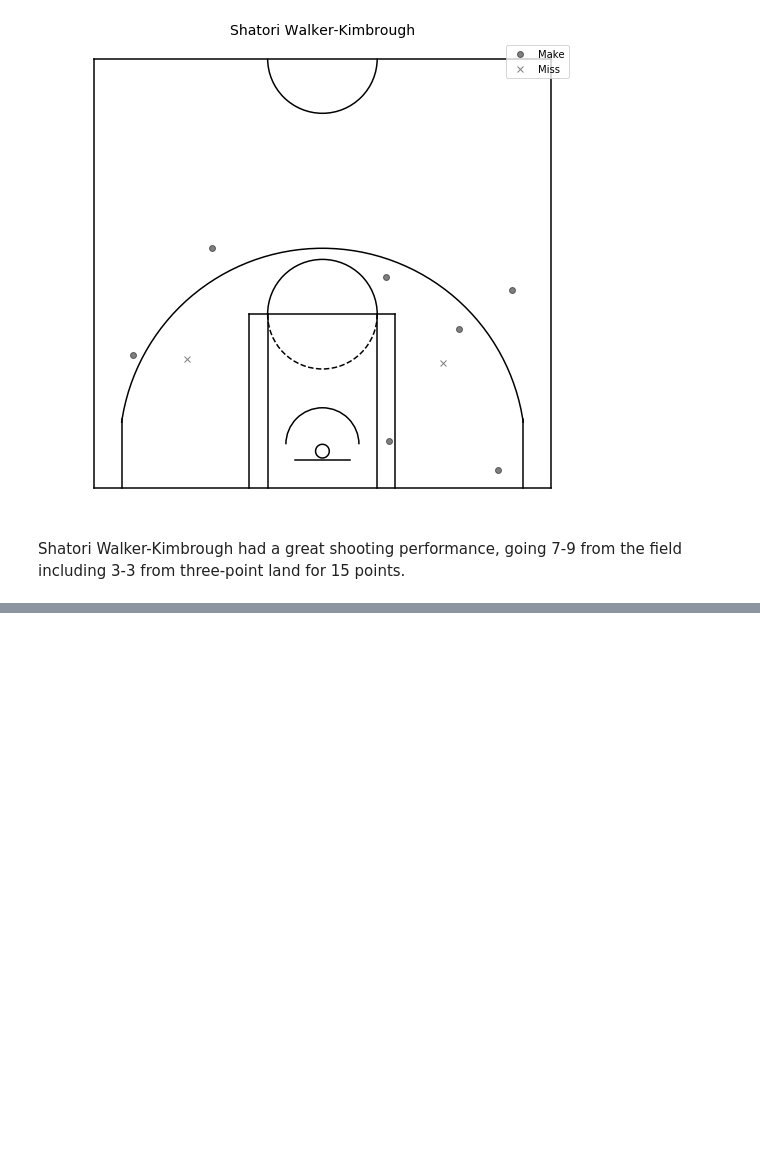
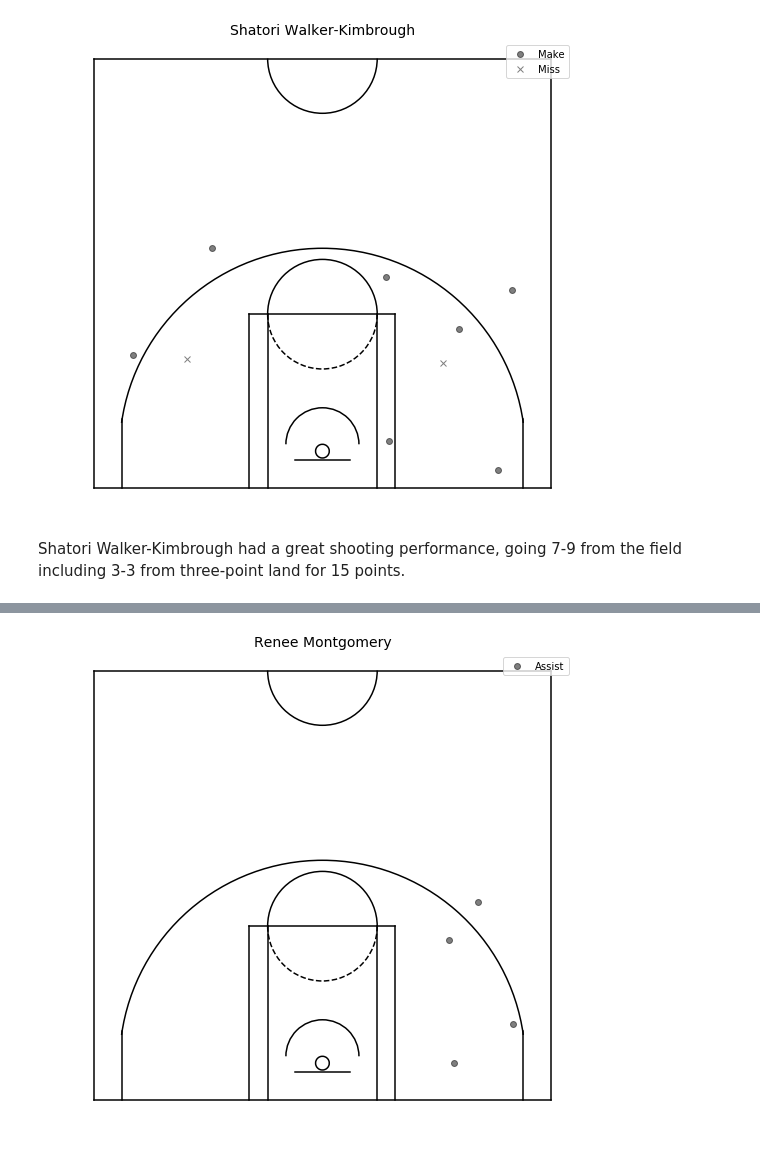
Before and after one commit to basketballrelativity/location_data, a Jupyter notebook: wnba_location_charts.ipynb, the cells around one changed output, grey strips where cells are left out. Cells and saved outputs as stored; diff of their text form; code cells hidden in the pictures; blank space fills up the shorter version.

```diff
--- a/wnba_location_charts.ipynb
+++ b/wnba_location_charts.ipynb
@@ -178,0 +247,4 @@ Shatori Walker-Kimbrough had a great shooting performance, going 7-9 from the fi
+# %%
+plot_ast(shot_df, 'player', 201904)
+# %% [output]
+[figure, added]
```
Also changed, not shown: parts of 21 cells of this notebook.
